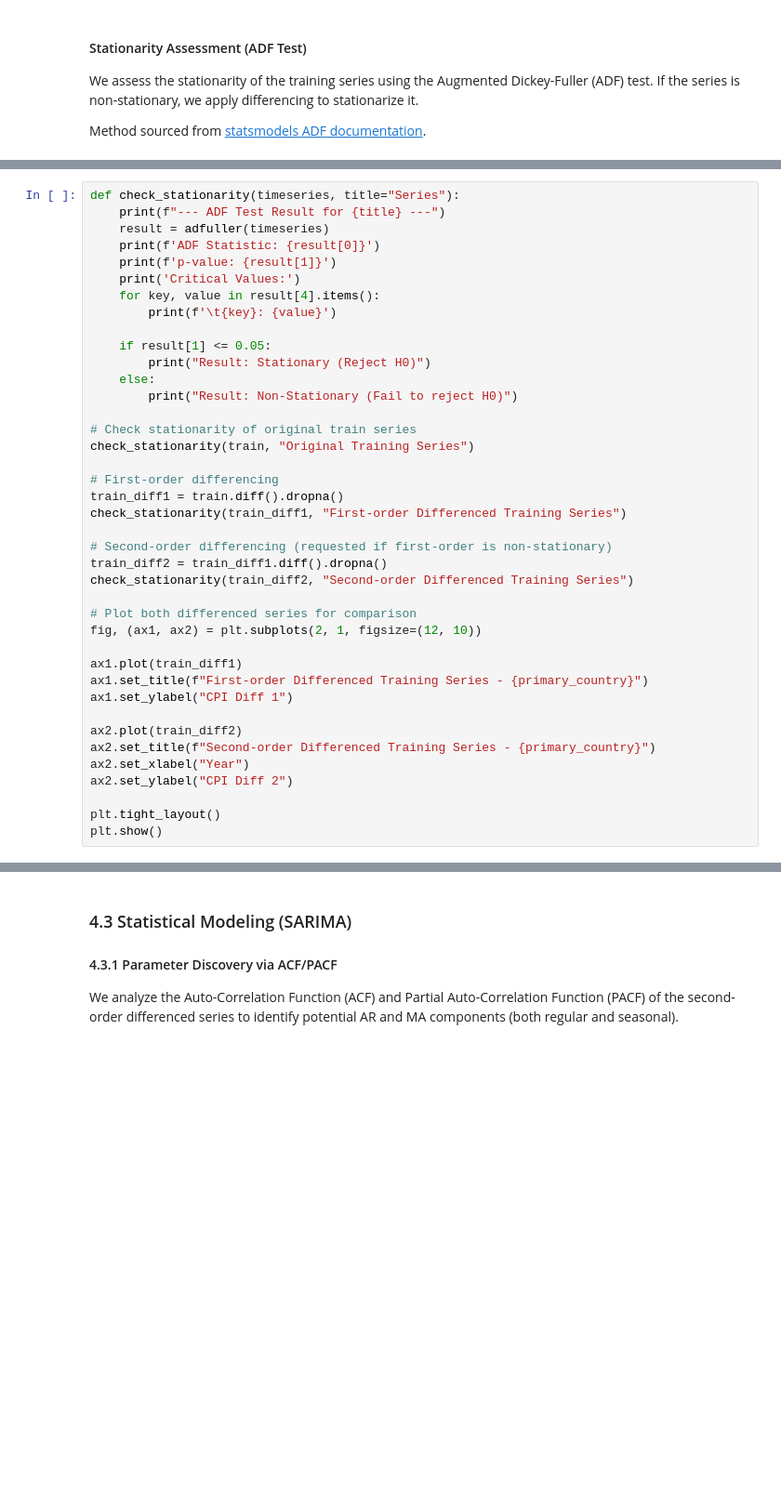
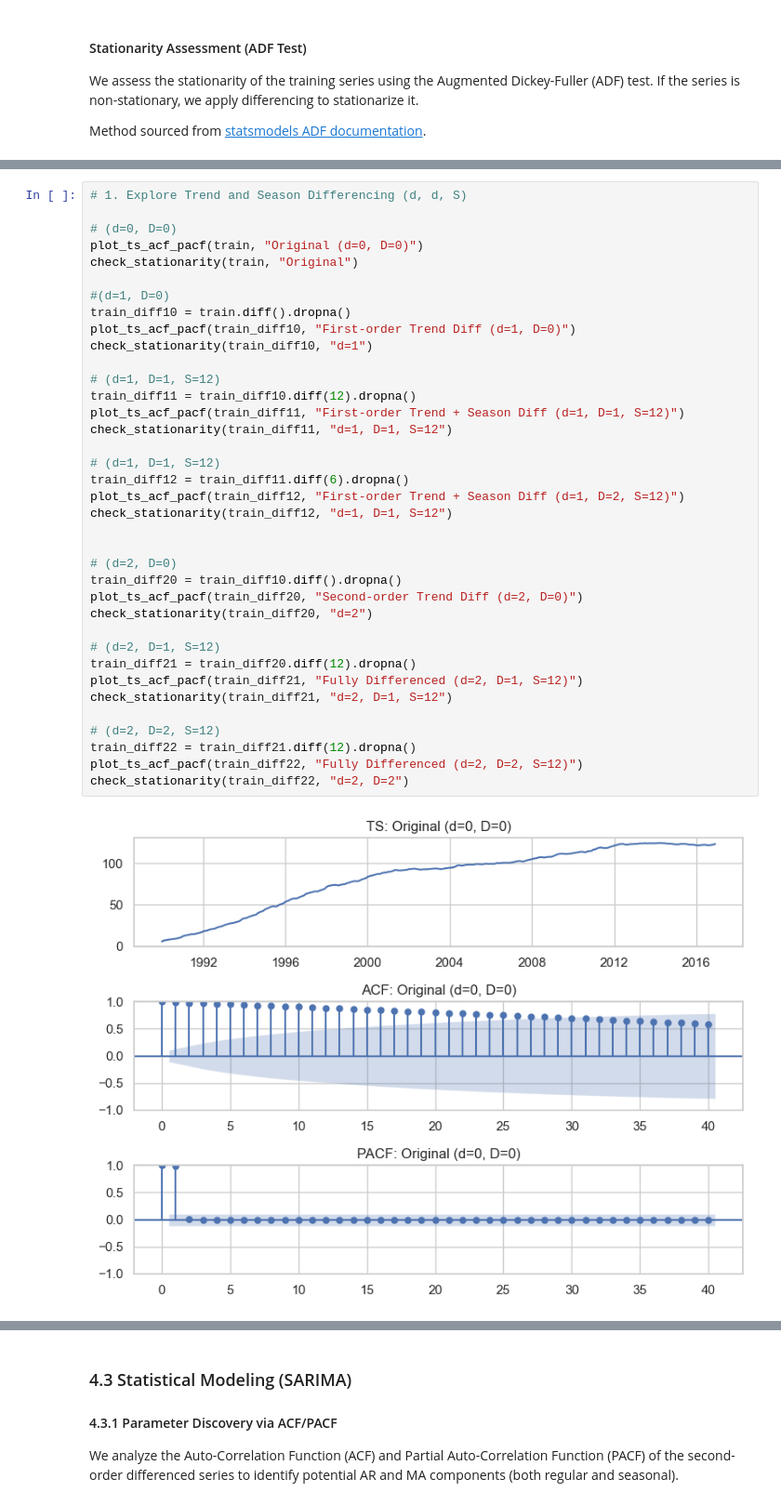
Before and after one commit to Pedr0S22/price-tagging-cpi, a Jupyter notebook: cpi-tagging.ipynb, the cells around one changed output, grey strips where cells are left out. Shown at 93% size. Cells and saved outputs as stored; diff of their text form; blank space fills up the shorter version.

```diff
--- a/cpi-tagging.ipynb
+++ b/cpi-tagging.ipynb
@@ -153,41 +339,39 @@ Method sourced from [statsmodels ADF documentation](https://www.statsmodels.org/
 # %%
-def check_stationarity(timeseries, title="Series"):
-    print(f"--- ADF Test Result for {title} ---")
-    result = adfuller(timeseries)
-    print(f'ADF Statistic: {result[0]}')
-    print(f'p-value: {result[1]}')
-    print('Critical Values:')
-    for key, value in result[4].items():
-        print(f'\t{key}: {value}')
+# 1. Explore Trend and Season Differencing (d, d, S)
 
-    if result[1] <= 0.05:
-        print("Result: Stationary (Reject H0)")
-    else:
-        print("Result: Non-Stationary (Fail to reject H0)")
+# (d=0, D=0)
+plot_ts_acf_pacf(train, "Original (d=0, D=0)")
+check_stationarity(train, "Original")
 
-# Check stationarity of original train series
-check_stationarity(train, "Original Training Series")
+#(d=1, D=0)
+train_diff10 = train.diff().dropna()
+plot_ts_acf_pacf(train_diff10, "First-order Trend Diff (d=1, D=0)")
+check_stationarity(train_diff10, "d=1")
 
-# First-order differencing
-train_diff1 = train.diff().dropna()
-check_stationarity(train_diff1, "First-order Differenced Training Series")
+# (d=1, D=1, S=12)
+train_diff11 = train_diff10.diff(12).dropna()
+plot_ts_acf_pacf(train_diff11, "First-order Trend + Season Diff (d=1, D=1, S=12)")
+check_stationarity(train_diff11, "d=1, D=1, S=12")
 
-# Second-order differencing (requested if first-order is non-stationary)
-train_diff2 = train_diff1.diff().dropna()
-check_stationarity(train_diff2, "Second-order Differenced Training Series")
+# (d=1, D=1, S=12)
+train_diff12 = train_diff11.diff(6).dropna()
+plot_ts_acf_pacf(train_diff12, "First-order Trend + Season Diff (d=1, D=2, S=12)")
+check_stationarity(train_diff12, "d=1, D=1, S=12")
 
-# Plot both differenced series for comparison
-fig, (ax1, ax2) = plt.subplots(2, 1, figsize=(12, 10))
 
-ax1.plot(train_diff1)
-ax1.set_title(f"First-order Differenced Training Series - {primary_country}")
-ax1.set_ylabel("CPI Diff 1")
+# (d=2, D=0)
+train_diff20 = train_diff10.diff().dropna()
+plot_ts_acf_pacf(train_diff20, "Second-order Trend Diff (d=2, D=0)")
+check_stationarity(train_diff20, "d=2")
 
-ax2.plot(train_diff2)
-ax2.set_title(f"Second-order Differenced Training Series - {primary_country}")
-ax2.set_xlabel("Year")
-ax2.set_ylabel("CPI Diff 2")
+# (d=2, D=1, S=12)
+train_diff21 = train_diff20.diff(12).dropna()
+plot_ts_acf_pacf(train_diff21, "Fully Differenced (d=2, D=1, S=12)")
+check_stationarity(train_diff21, "d=2, D=1, S=12")
 
-plt.tight_layout()
-plt.show()
+# (d=2, D=2, S=12)
+train_diff22 = train_diff21.diff(12).dropna()
+plot_ts_acf_pacf(train_diff22, "Fully Differenced (d=2, D=2, S=12)")
+check_stationarity(train_diff22, "d=2, D=2")
 # %% [output]
+[figure, new version]
```
Also changed, not shown: parts of 22 cells of this notebook.
